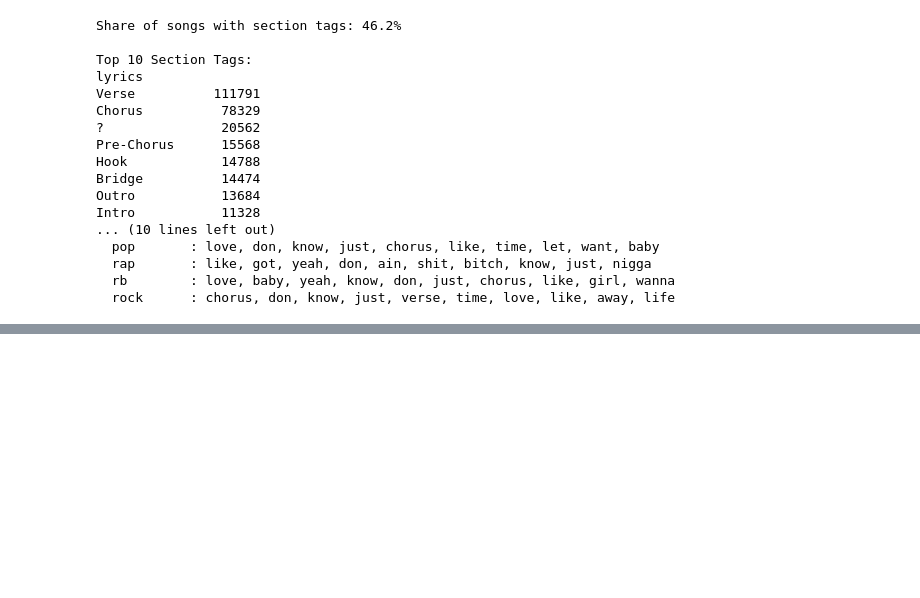
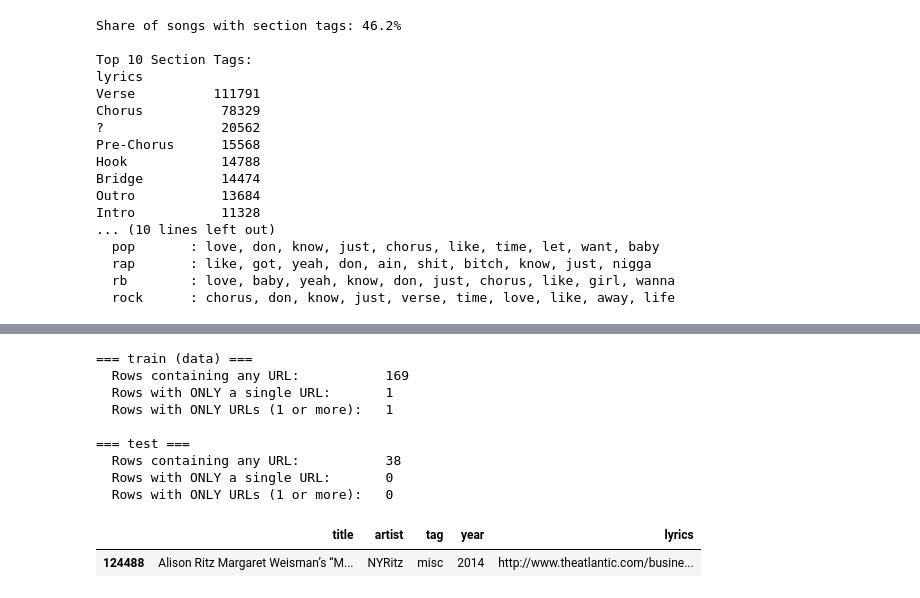
Before and after one commit to mura06/tm_music_genre, a Jupyter notebook: EDA.ipynb, the cells around one changed output, grey strips where cells are left out. Cells and saved outputs as stored; diff of their text form; code cells hidden in the pictures; blank space fills up the shorter version.

```diff
--- a/EDA.ipynb
+++ b/EDA.ipynb
@@ -492,0 +544,40 @@ Intro           11328
+# %%
+url_pattern = r'(?:https?://|www\.)\S+'
+only_single_url_pattern = r'^(?:https?://|www\.)\S+$'
+
+for name, df in [('train (data)', data), ('test', test)]:
+    lyrics_clean = df['lyrics'].fillna('').str.strip()
+
+    # 1. Contains at least one URL anywhere
+    has_url = lyrics_clean.str.contains(url_pattern, case=False, regex=True)
+
+    # 2. Entire lyrics is a single URL (like row 124488)
+    only_one_url = lyrics_clean.str.match(only_single_url_pattern, case=False)
+
+    # 3. Entire lyrics consists ONLY of URLs (e.g., multiple links separated by \n, no words)
+    no_text_outside_urls = lyrics_clean.str.replace(url_pattern, '', case=False, regex=True).str.strip() == ''
+    only_urls = has_url & no_text_outside_urls
+
+    print(f"=== {name} ===")
+    print(f"  Rows containing any URL:           {has_url.sum()}")
+    print(f"  Rows with ONLY a single URL:       {only_one_url.sum()}")
+    print(f"  Rows with ONLY URLs (1 or more):   {only_urls.sum()}\n")
+
+# Inspect the train rows where lyrics is ONLY URL(s)
+train_only_urls = data[
+    data['lyrics'].fillna('').str.contains(url_pattern, case=False, regex=True) &
+    (data['lyrics'].fillna('').str.replace(url_pattern, '', case=False, regex=True).str.strip() == '')
+]
+display(train_only_urls[['title', 'artist', 'tag', 'year', 'lyrics']].head(15))
+# %% [output]
+=== train (data) ===
+  Rows containing any URL:           169
+  Rows with ONLY a single URL:       1
+  Rows with ONLY URLs (1 or more):   1
+
+=== test ===
+  Rows containing any URL:           38
+  Rows with ONLY a single URL:       0
+  Rows with ONLY URLs (1 or more):   0
+|  | title | artist | tag | year | lyrics |
+| 124488 | Alison Ritz Margaret Weisman’s “M... | NYRitz | misc | 2014 | http://www.theatlantic.com/busine... |
```
Also changed, not shown: parts of 6 cells of this notebook.
